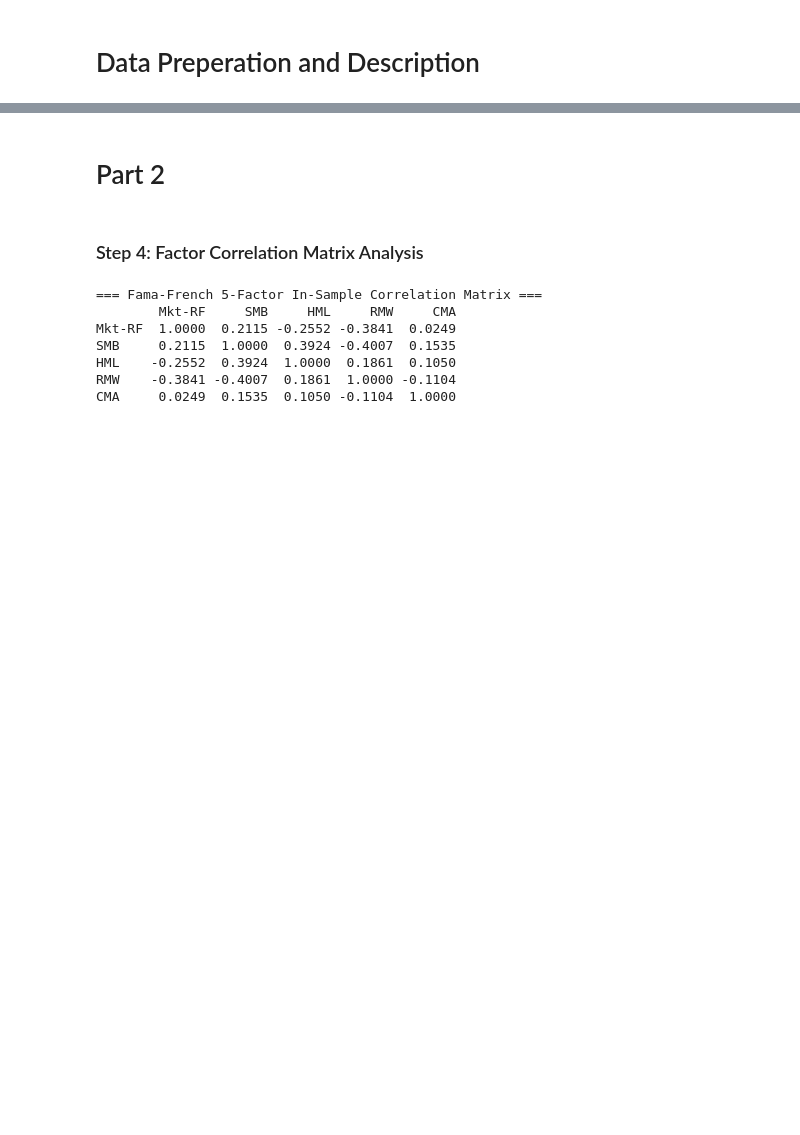
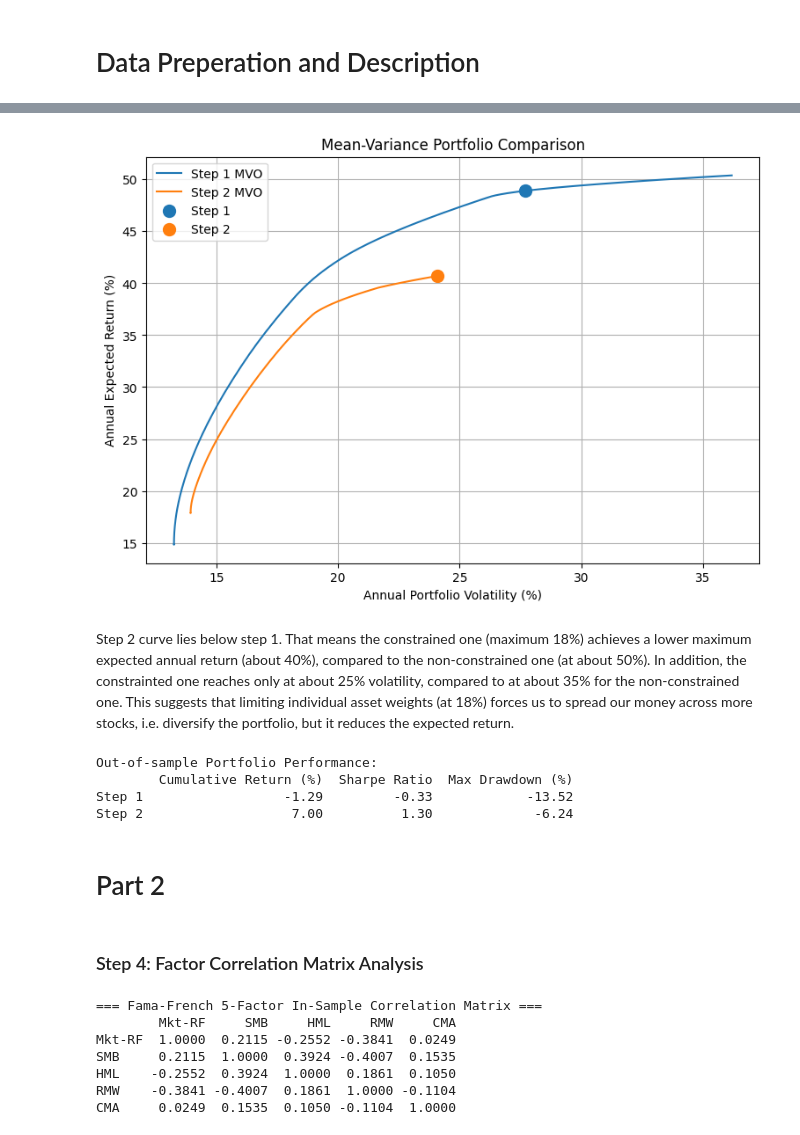
Before and after one commit to George7531/Portfolio_Management, a Jupyter notebook: Group_19296_MScFE_652_Portfolio_Management_Project_1.ipynb, the cells around one changed output, grey strips where cells are left out. Saved outputs shown, nothing was run; the diff lists cells and outputs as text; code cells hidden in the pictures; blank space fills up the shorter version.

```diff
--- a/Group_19296_MScFE_652_Portfolio_Management_Project_1.ipynb
+++ b/Group_19296_MScFE_652_Portfolio_Management_Project_1.ipynb
@@ -67,7 +39,7 @@ out_sample_end = '2025-12-31'
 raw_data = yf.download(
     tickers + [BENCHMARK],
     start='2023-08-25', # For initial return
-    end='2025-12-31',
+    end='2026-01-01', # the end is exclusive, we should use 2026-01-01 so 2025-12-31 is included
     auto_adjust=False
 )
 
@@ -87,7 +59,7 @@ print(f"In-Sample Observations: {len(returns_in_sample)} days")
 print(f"Out-of-Sample Observations: {len(returns_out_sample)} days")
 
 # 2. Download Fama-French 5-Factor Daily Data
-ff5_daily = web.DataReader('F-F_Research_Data_5_Factors_2x3_daily', 'famafrench', start='2023-09-01', end='2025-12-31')[0]
+ff5_daily = web.DataReader('F-F_Research_Data_5_Factors_2x3_daily', 'famafrench', start='2023-09-01', end='2026-01-01')[0]
 
 # Convert from percentages to decimals
 ff5_daily = ff5_daily / 100.0
@@ -113,0 +140,12 @@ Date
+# %%
+## Step 2: Bounded by 0.18
+bounds = [(0, 0.18)] * n # bound the weights by 18%
+
+# recompute the weights
+mvo_new = minimize(lambda w: 0.5 * (w @ cov @ w) - w @ mean, w0, method='SLSQP', constraints=constraints, bounds=bounds) # mean-variance
+assert mvo.success, f"Errors: {mvo.message}"
+
+# results
+weights_new = pd.DataFrame({'Mean Variance': mvo_new.x}, index=tickers)
+print("Optimal Portfolio Weights (%):")
+print((weights_new * 100).round(2))
@@ -114,2 +165,61 @@ Date
+# %%
+## Step 3: efficient frontiers comparison
+# samples using different gammas
+gammas = np.logspace(-3, 5, 500)
+def efficient_frontiers(upper_bound):
+  bounds = [(0, upper_bound)] * n
+  samples = []
+
+  for gamma in gammas:
+    ret = minimize(lambda w: 0.5 * gamma * (w @ cov @ w) - w @ mean, w0, method='SLSQP', constraints=constraints, bounds=bounds) # mean-variance
+    if ret.success:
+      samples.append((portfolio_volatility(ret.x) * 100, portfolio_return(ret.x) * 100))
+
+  return np.array(sorted(samples))
+
+frontier_step1 = efficient_frontiers(1)
+frontier_step2 = efficient_frontiers(0.18)
+
+# results
+plt.figure(figsize=(9, 6))
+plt.plot(frontier_step1[:, 0], frontier_step1[:, 1], label = 'Step 1 MVO')
+plt.plot(frontier_step2[:, 0], frontier_step2[:, 1], label = 'Step 2 MVO')
+
+# Mark our prevous solutions
+for w, l in [(mvo.x, 'Step 1'), (mvo_new.x, 'Step 2')]:
+  plt.scatter(portfolio_volatility(w) * 100, portfolio_return(w) * 100, label=l, s=100)
+
+plt.xlabel("Annual Portfolio Volatility (%)")
+plt.ylabel("Annual Expected Return (%)")
+plt.title("Mean-Variance Portfolio Comparison")
+plt.legend()
+plt.grid(True)
+plt.show()
+# %% [output]
+[figure, added]
+# %% [markdown]
+Step 2 curve lies below step 1. That means the constrained one (maximum 18%) achieves a lower maximum expected annual return (about 40%), compared to the non-constrained one (at about 50%). In addition, the constrainted one reaches only at about 25% volatility, compared to at about 35% for the non-constrained one. This suggests that limiting individual asset weights (at 18%) forces us to spread our money across more stocks, i.e. diversify the portfolio, but it reduces the expected return.
+# %%
+## Step 4: performance
+# out-of-samples returns
+w = pd.DataFrame({'Step 1': mvo.x, 'Step 2': mvo_new.x}, index=tickers)
+portfolio_returns = returns_out_sample[tickers] @ w
+cumulative_returns = (1 + portfolio_returns).cumprod()
+rf = ff_out_sample['RF'].mean()
+excess_returns = portfolio_returns - rf
+
+performance = pd.DataFrame({
+    'Cumulative Return (%)': (cumulative_returns.iloc[-1] - 1) * 100,
+    'Sharpe Ratio': (excess_returns.mean() / excess_returns.std()) * np.sqrt(num_trading_days),
+    'Max Drawdown (%)': (cumulative_returns / cumulative_returns.cummax().clip(lower=1) - 1).min() * 100
+})
+
+print("Out-of-sample Portfolio Performance:")
+print(performance.round(2))
+# %% [output]
+Out-of-sample Portfolio Performance:
+        Cumulative Return (%)  Sharpe Ratio  Max Drawdown (%)
+Step 1                  -1.29         -0.33            -13.52
+Step 2                   7.00          1.30             -6.24
 # %% [markdown]
 # Part 2
```
Also changed, not shown: parts of 43 cells of this notebook.
